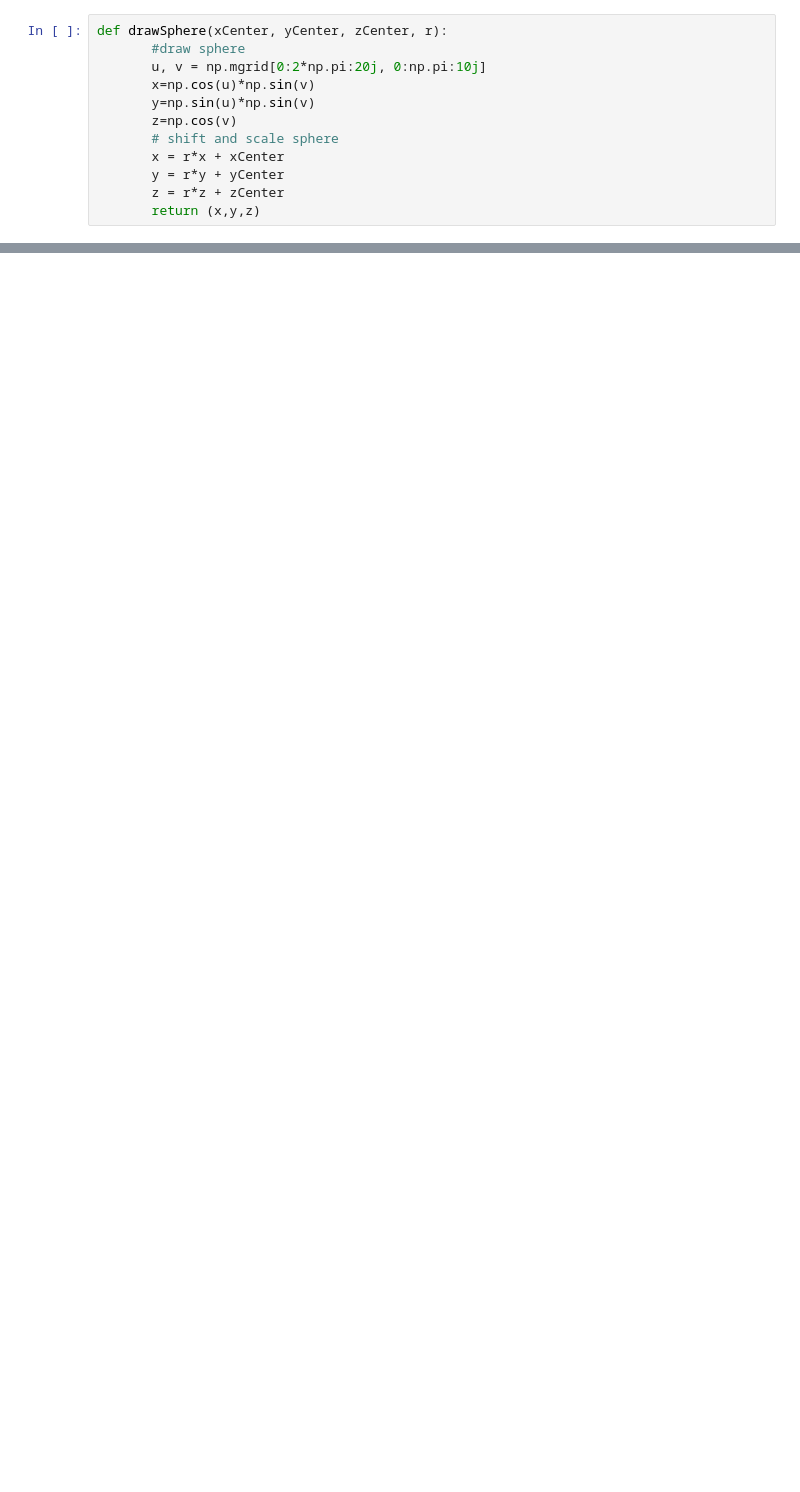
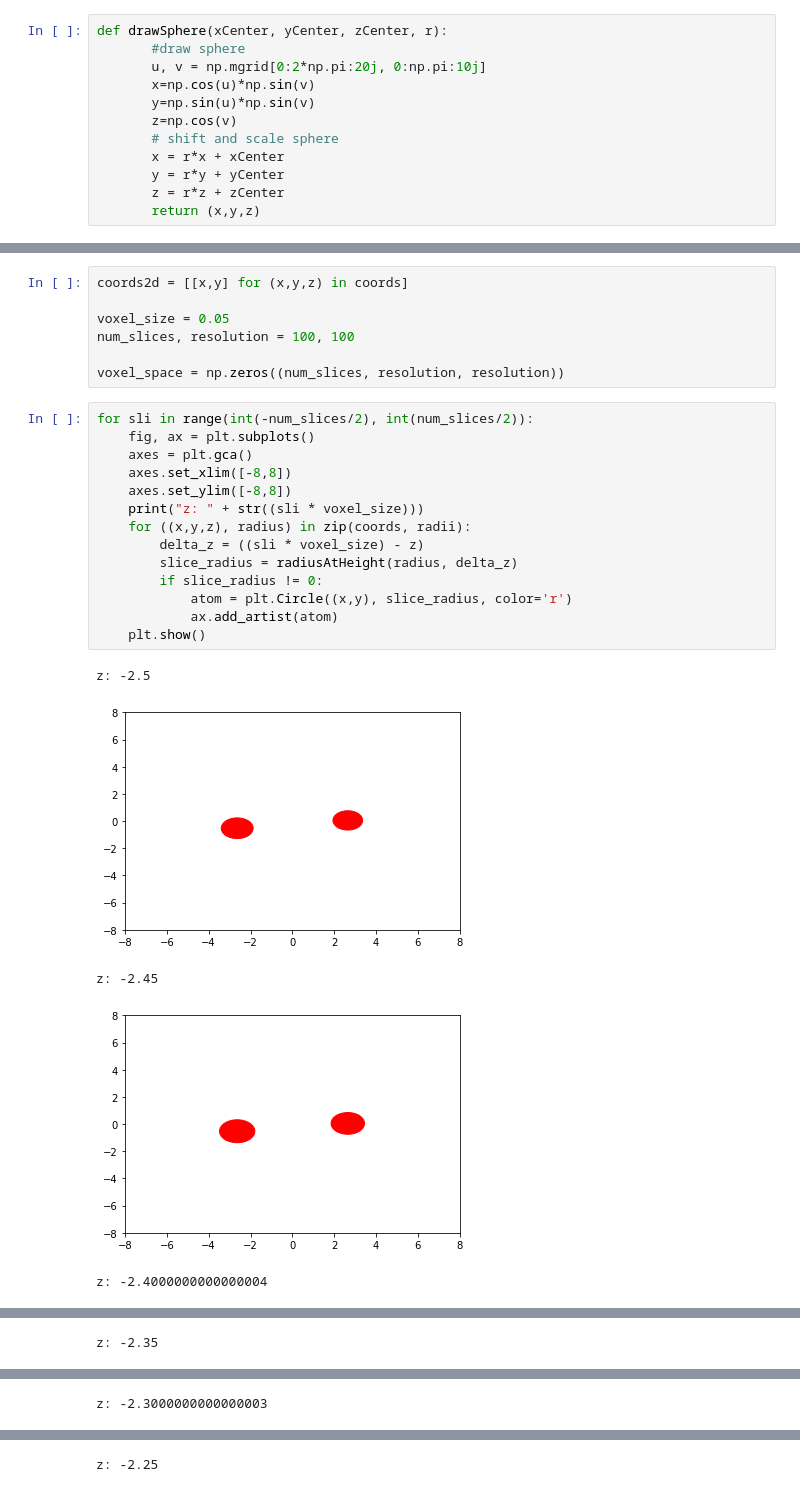
Before and after one commit to ju-leon/bachelor-thesis, a Jupyter notebook: Slice.ipynb, the cells around one changed output, grey strips where cells are left out. Cells and saved outputs as stored; diff of their text form; blank space fills up the shorter version.

```diff
--- a/Slice.ipynb
+++ b/Slice.ipynb
@@ -111,0 +208,27 @@ Element: O, r: 171.0
+# %%
+coords2d = [[x,y] for (x,y,z) in coords]
+
+voxel_size = 0.05
+num_slices, resolution = 100, 100
+
+voxel_space = np.zeros((num_slices, resolution, resolution))
+# %%
+for sli in range(int(-num_slices/2), int(num_slices/2)):
+    fig, ax = plt.subplots()
+    axes = plt.gca()
+    axes.set_xlim([-8,8])
+    axes.set_ylim([-8,8])
+    print("z: " + str((sli * voxel_size)))
+    for ((x,y,z), radius) in zip(coords, radii):
+        delta_z = ((sli * voxel_size) - z)
+        slice_radius = radiusAtHeight(radius, delta_z)
+        if slice_radius != 0:
+            atom = plt.Circle((x,y), slice_radius, color='r')
+            ax.add_artist(atom)
+    plt.show()
+# %% [output]
+z: -2.5
+[figure, added]
+z: -2.45
+[figure, added]
+z: -2.4000000000000004
@@ -111,0 +236 @@ Element: O, r: 171.0
+z: -2.35
@@ -111,0 +238 @@ Element: O, r: 171.0
+z: -2.3000000000000003
@@ -111,0 +240 @@ Element: O, r: 171.0
+z: -2.25
```
Also changed, not shown: parts of 13 cells of this notebook.
